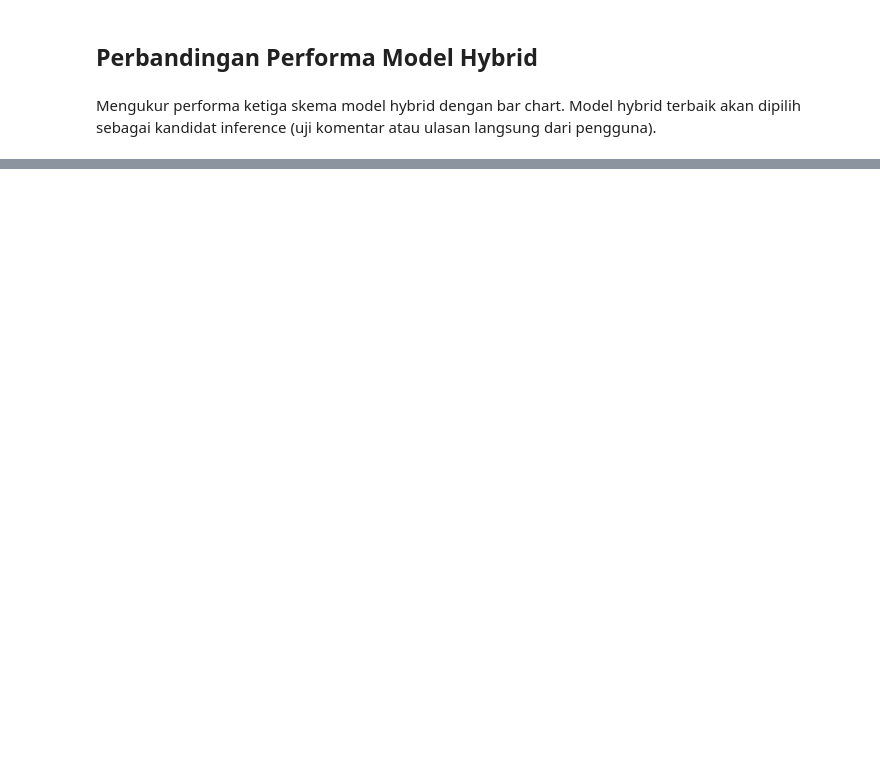
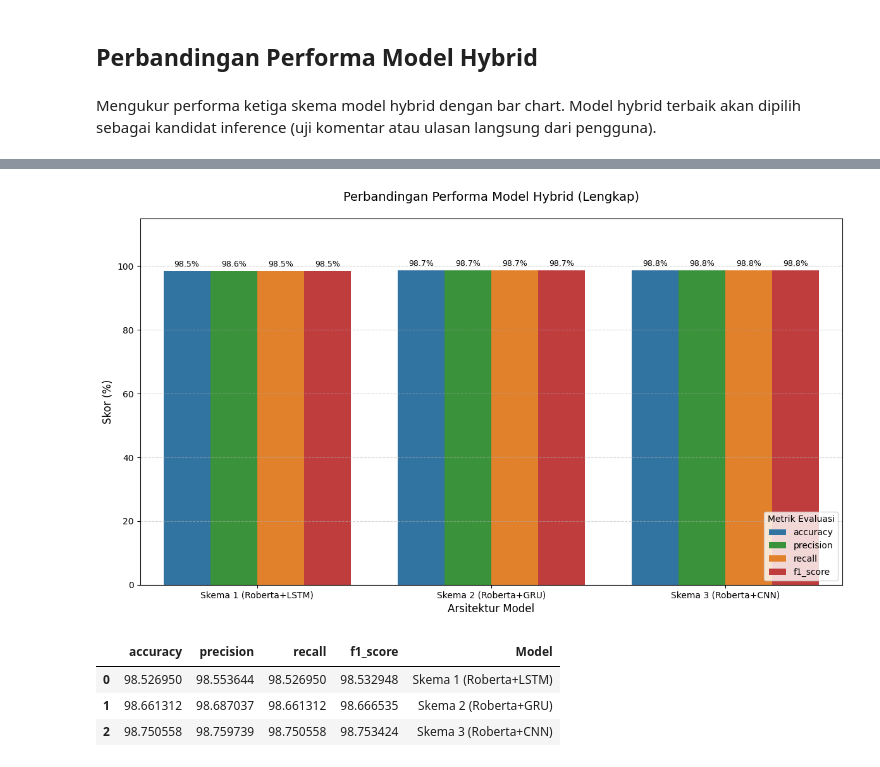
Before and after one commit to FarrelllAdityaaa/hybrid-indonesian-roberta-deep-learning-for-sentiment-analysis, a Jupyter notebook: modeling/Sentiment_Analysis_Ulasan_Aplikasi_SIGNAL_dengan_Hybrid_Model.ipynb, the cells around one changed output, grey strips where cells are left out. Cells and saved outputs as stored; diff of their text form; code cells hidden in the pictures; blank space fills up the shorter version.

```diff
--- a/modeling/Sentiment_Analysis_Ulasan_Aplikasi_SIGNAL_dengan_Hybrid_Model.ipynb
+++ b/modeling/Sentiment_Analysis_Ulasan_Aplikasi_SIGNAL_dengan_Hybrid_Model.ipynb
@@ -913,5 +986,5 @@ model_skema_2 = load_trained_model(
 
 # Uji performa model dengan data test
 test_loader_s2 = create_data_loader(df_test_s2, TOKENIZER, MAX_LEN, BATCH_SIZE)
-acc_s2 = evaluator.evaluate(model_skema_2, test_loader_s2, model_name="Skema 2 (GRU)")
+evaluate_s2 = evaluator.evaluate(model_skema_2, test_loader_s2, model_name="Skema 2 (GRU)")
 # %% [output]
@@ -1125,7 +1224,7 @@ model_skema_3 = load_trained_model(
 
 # Uji performa model dengan data test
 test_loader_s3 = create_data_loader(df_test_s3, TOKENIZER, MAX_LEN, BATCH_SIZE)
-acc_s3 = evaluator.evaluate(model_skema_3, test_loader_s3, model_name="Skema 3 (CNN)")
+evaluate_s3 = evaluator.evaluate(model_skema_3, test_loader_s3, model_name="Skema 3 (CNN)")
 # %% [output]
 Loading weights from: best_model_skema3_cnn.bin...
 Menginisialisasi Model Hybrid: RoBERTa + CNN...
@@ -1187,0 +1268,65 @@ plt.show()
+# %%
+# Nilai akurasi, precision, recall, dan f1-score dari evaluasi model
+results_data = [
+    evaluate_s1,
+    evaluate_s2,
+    evaluate_s3
+]
+
+model_names = [
+    "Skema 1 (Roberta+LSTM)",
+    "Skema 2 (Roberta+GRU)",
+    "Skema 3 (Roberta+CNN)"
+]
+
+# Buat dataframe untuk plot nilai akurasi
+df_results = pd.DataFrame(results_data)
+df_results['Model'] = model_names
+
+# Ubah format angka ke persen
+cols_to_multiply = ['accuracy', 'precision', 'recall', 'f1_score']
+df_results[cols_to_multiply] = df_results[cols_to_multiply] * 100
+
+# Format melt untuk panjang dataframe
+df_melted = df_results.melt(
+    id_vars="Model",
+    var_name="Metrik",
+    value_name="Skor"
+)
+
+# Plot grouped bar chart
+palette = ['tab:blue', 'tab:green', 'tab:orange', 'tab:red']
+plt.figure(figsize=(12, 7))
+ax = sns.barplot(
+    data=df_melted,
+    x='Model',
+    y='Skor',
+    hue='Metrik',
+    palette=palette
+)
+
+# Konfigurasi label di atas bar
+for container in ax.containers:
+    ax.bar_label(container, fmt='%.1f%%', padding=3, fontsize=9)
+
+# Kustomisasi tampilan grouped bar chart
+plt.title('Perbandingan Performa Model Hybrid (Lengkap)', fontsize=14, pad=20)
+plt.xlabel('Arsitektur Model', fontsize=12)
+plt.ylabel('Skor (%)', fontsize=12)
+plt.ylim(0, 115)
+plt.legend(title='Metrik Evaluasi', loc='lower right')
+plt.grid(axis='y', linestyle='--', alpha=0.5)
+
+plt.tight_layout()
+plt.show()
+# %% [output]
+[figure, added]
+# %%
+# Tampilkan dataframe hasil evaluasi 3 skema hybrid model
+df_results.set_index('Model')
+df_results
+# %% [output]
+|  | accuracy | precision | recall | f1_score | Model |
+| 0 | 98.526950 | 98.553644 | 98.526950 | 98.532948 | Skema 1 (Roberta+LSTM) |
+| 1 | 98.661312 | 98.687037 | 98.661312 | 98.666535 | Skema 2 (Roberta+GRU) |
+| 2 | 98.750558 | 98.759739 | 98.750558 | 98.753424 | Skema 3 (Roberta+CNN) |
```
Also changed, not shown: parts of 18 cells of this notebook, 1 other file.
